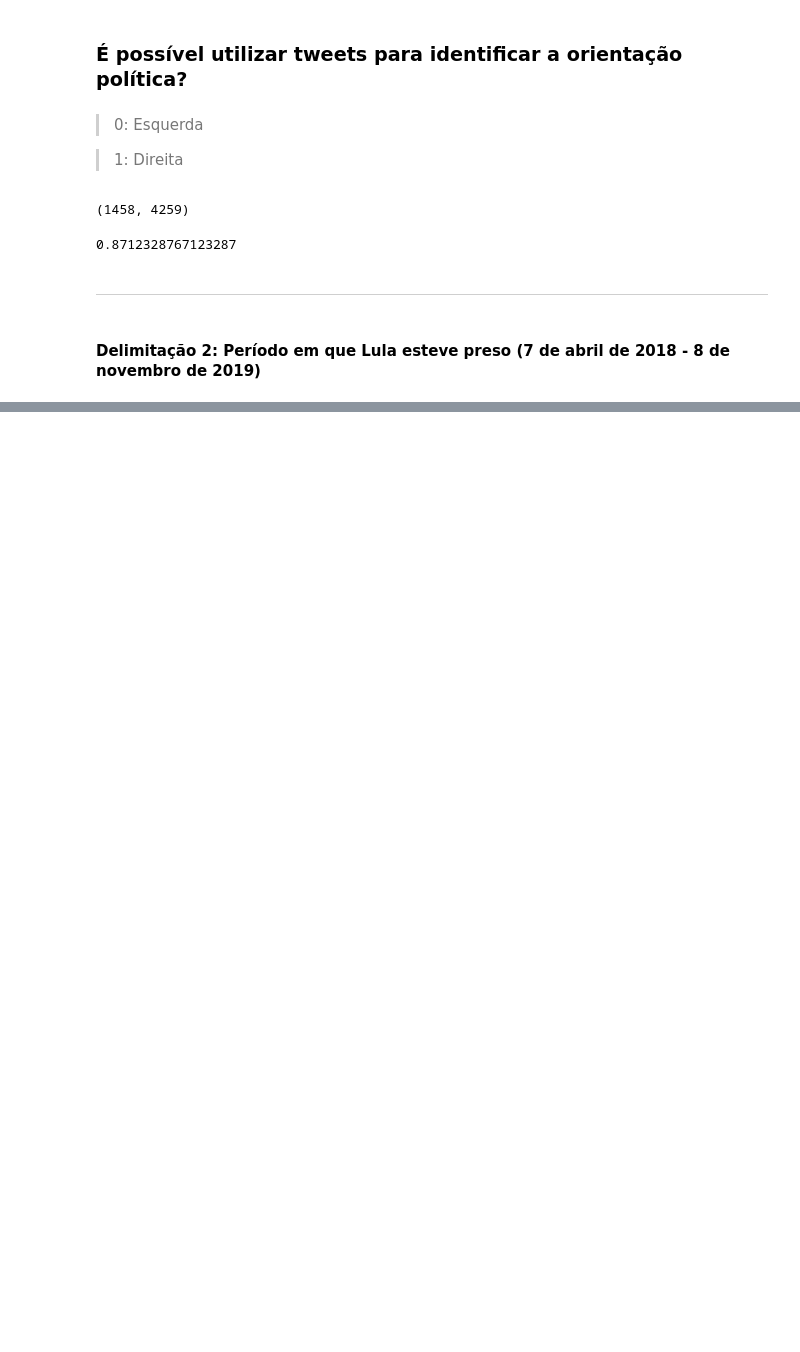
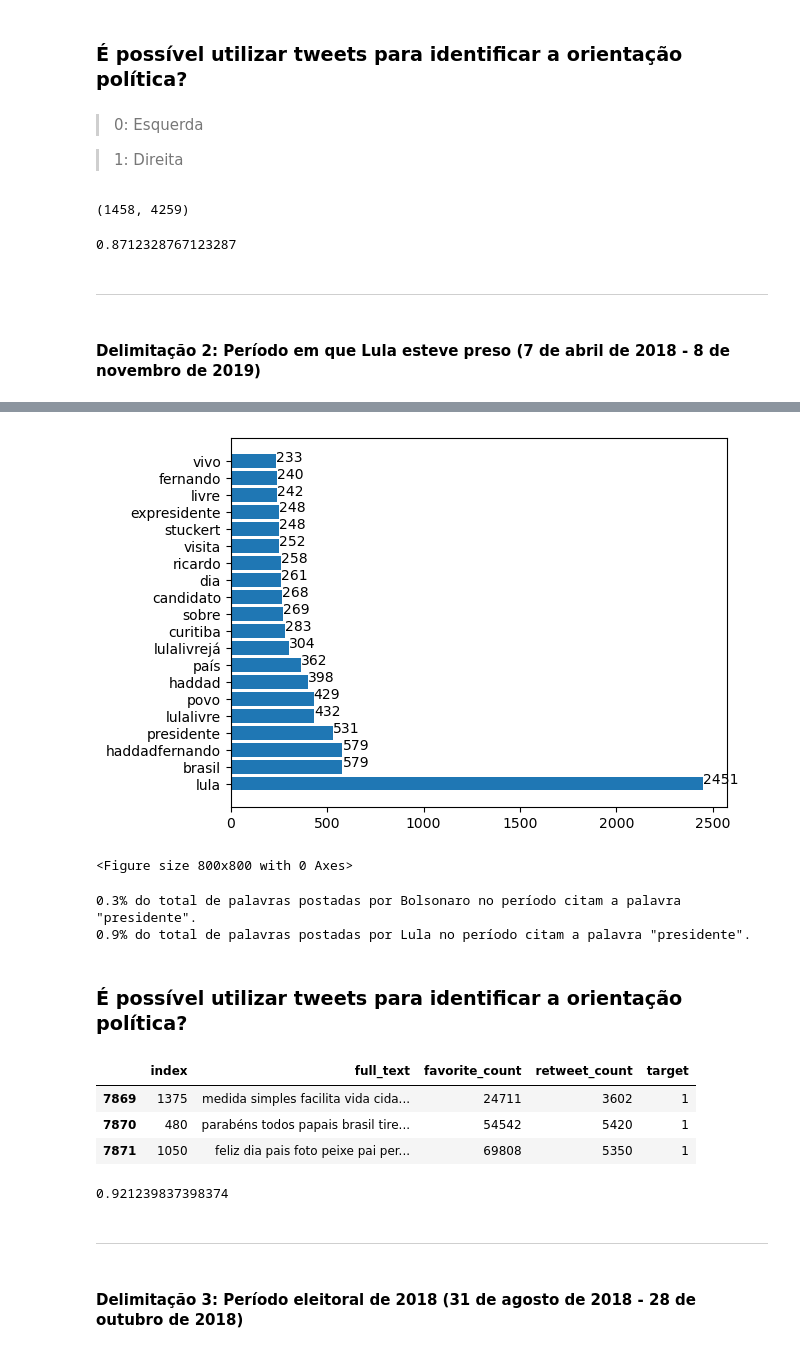
Before and after one commit to BaimaCaio/analise-twitter-lula-bolsonaro, a Jupyter notebook: analysis.ipynb, the cells around one changed output, grey strips where cells are left out. Cells and saved outputs as stored; diff of their text form; code cells hidden in the pictures; blank space fills up the shorter version.

```diff
--- a/analysis.ipynb
+++ b/analysis.ipynb
@@ -528,0 +578,26 @@ ___
+# %%
+top20 = frequencia(prisao_lula.split(), 20)
+
+top20 = dict(top20)
+df = pd.DataFrame.from_dict(top20.items())
+df = df.rename(columns={0:'Palavras', 1:'Repetições'})
+
+for i, v in enumerate(df['Repetições']):
+    plt.text(v, i, str(v))
+
+plt.barh(df['Palavras'], df['Repetições'])
+plt.figure(figsize=(8, 8))
+plt.show()
+# %% [output]
+[figure, added]
+<Figure size 800x800 with 0 Axes>
+# %%
+print(f'{(155/len(prisao_bolsonaro.split())*100):.1f}% \
+do total de palavras postadas por Bolsonaro no período citam a palavra "presidente".')
+print(f'{(531/len(prisao_lula.split())*100):.1f}% \
+do total de palavras postadas por Lula no período citam a palavra "presidente".')
+# %% [output]
+0.3% do total de palavras postadas por Bolsonaro no período citam a palavra "presidente".
+0.9% do total de palavras postadas por Lula no período citam a palavra "presidente".
+# %% [markdown]
+### É possível utilizar tweets para identificar a orientação política?
@@ -528,0 +613,26 @@ ___
+# %%
+prisao.tail(3)
+# %% [output]
+|  | index | full_text | favorite_count | retweet_count | target |
+| 7869 | 1375 | medida simples facilita vida cida... | 24711 | 3602 | 1 |
+| 7870 | 480 | parabéns todos papais brasil tire... | 54542 | 5420 | 1 |
+| 7871 | 1050 | feliz dia pais foto peixe pai per... | 69808 | 5350 | 1 |
+# %%
+# Ajustar o vetorizador no texto
+X = vectorizer.fit_transform(prisao['full_text'])
+y = prisao['target']
+
+X_train, X_test, y_train, y_test = train_test_split(X, y, test_size=0.25, random_state=42)
+
+model = LogisticRegression()
+model.fit(X_train, y_train)
+
+y_pred = model.predict(X_test)
+
+accuracy_score(y_test, y_pred)
+# %% [output]
+0.921239837398374
+# %% [markdown]
+___
+# %% [markdown]
+#### Delimitação 3: Período eleitoral de 2018 (31 de agosto de 2018 - 28 de outubro de 2018)
```
Also changed, not shown: parts of 10 cells of this notebook.
